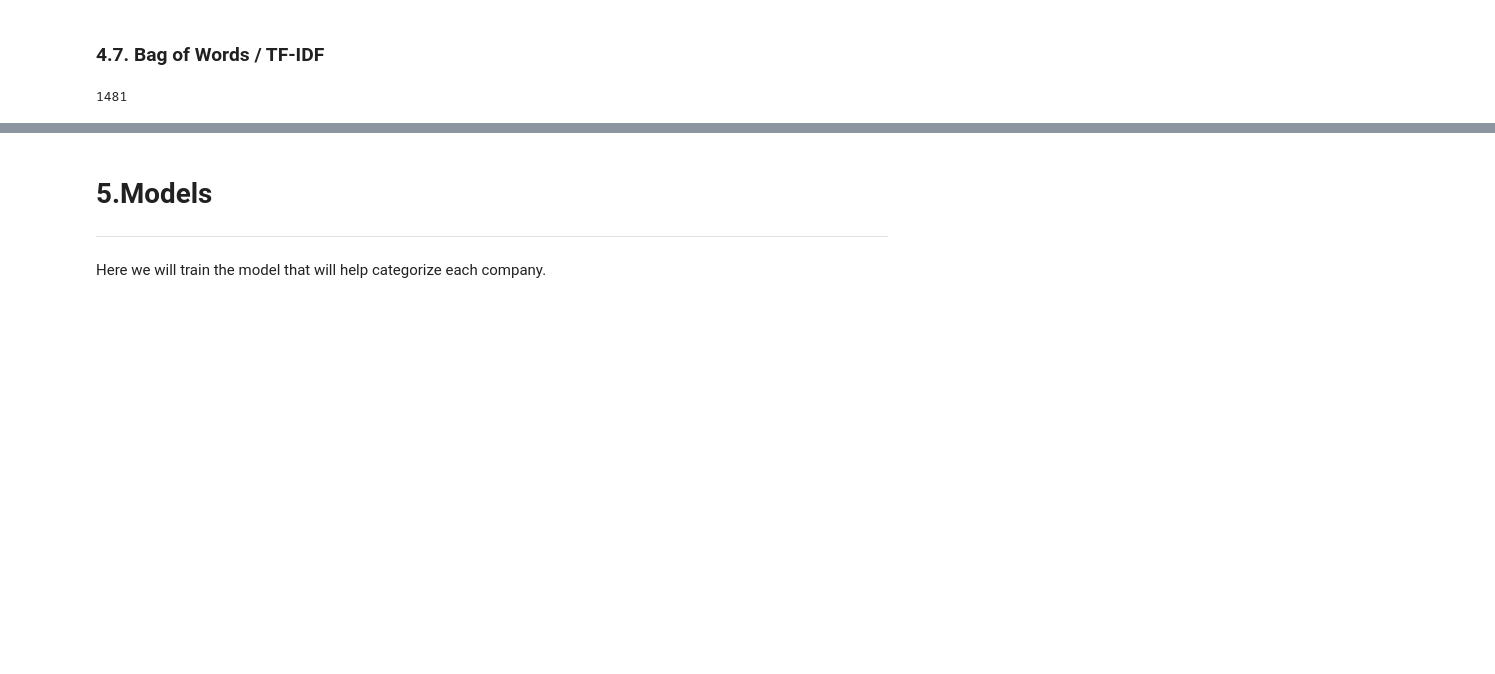
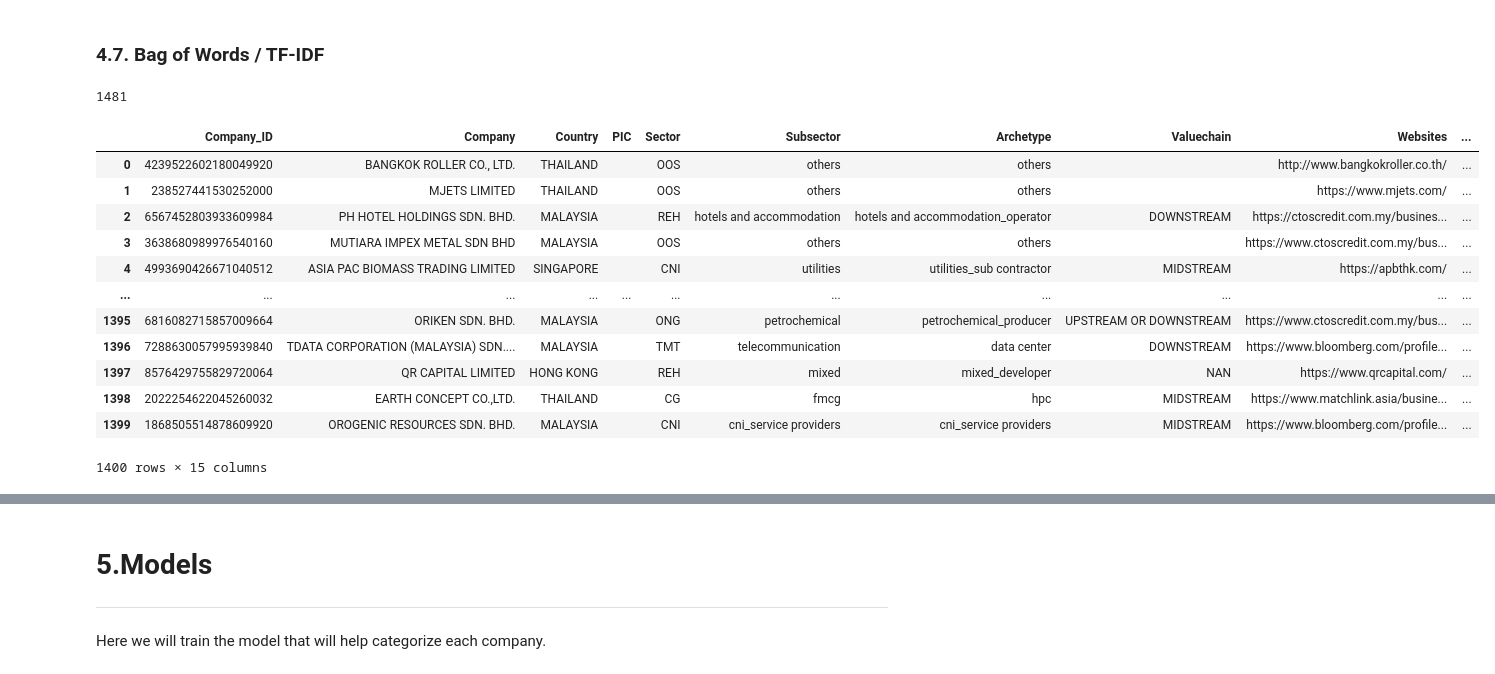
Before and after one commit to ngzhankang/finalYearProjectUOB, a Jupyter notebook: training/bidirectionalLstm.ipynb, the cells around one changed output, grey strips where cells are left out. Saved outputs shown, nothing was run; the diff lists cells and outputs as text; code cells hidden in the pictures; blank space fills up the shorter version.

```diff
--- a/training/bidirectionalLstm.ipynb
+++ b/training/bidirectionalLstm.ipynb
@@ -754,6 +751,39 @@ keywords_masterlist = sorted(list(set(keywords_masterlist)))
 print(len(keywords_masterlist))
 # %% [output]
 1481
+# %%
+# do bag of words
+bow_vectors = []
+for index, row in df_test.iterrows():
+    company = row['processed']
+
+    dictionary = dict.fromkeys(keywords_masterlist, 0)
+    for word in company:
+        if word in keywords_masterlist:
+            dictionary[word] += 1
+
+    # append to dataframe
+    bow_vectors.append(list(dictionary.values()))
+
+    # print(f'{sum(dictionary.values()):>3}/{len(dictionary.values()):<3} |', dictionary.values())
+
+df_test['BoW_vectors'] = bow_vectors
+
+df_test
+# %% [output]
+|  | Company_ID | Company | Country | PIC | Sector | Subsector | Archetype | Valuechain | Websites | ... |
+| 0 | 4239522602180049920 | BANGKOK ROLLER CO., LTD. | THAILAND |  | OOS | others | others |  | http://www.bangkokroller.co.th/ | ... |
+| 1 | 238527441530252000 | MJETS LIMITED | THAILAND |  | OOS | others | others |  | https://www.mjets.com/ | ... |
+| 2 | 6567452803933609984 | PH HOTEL HOLDINGS SDN. BHD. | MALAYSIA |  | REH | hotels and accommodation | hotels and accommodation_operator | DOWNSTREAM | https://ctoscredit.com.my/busines... | ... |
+| 3 | 3638680989976540160 | MUTIARA IMPEX METAL SDN BHD | MALAYSIA |  | OOS | others | others |  | https://www.ctoscredit.com.my/bus... | ... |
+| 4 | 4993690426671040512 | ASIA PAC BIOMASS TRADING LIMITED | SINGAPORE |  | CNI | utilities | utilities_sub contractor | MIDSTREAM | https://apbthk.com/ | ... |
+| ... | ... | ... | ... | ... | ... | ... | ... | ... | ... | ... |
+| 1395 | 6816082715857009664 | ORIKEN SDN. BHD. | MALAYSIA |  | ONG | petrochemical | petrochemical_producer | UPSTREAM OR DOWNSTREAM | https://www.ctoscredit.com.my/bus... | ... |
+| 1396 | 7288630057995939840 | TDATA CORPORATION (MALAYSIA) SDN.... | MALAYSIA |  | TMT | telecommunication | data center | DOWNSTREAM | https://www.bloomberg.com/profile... | ... |
+| 1397 | 8576429755829720064 | QR CAPITAL LIMITED | HONG KONG |  | REH | mixed | mixed_developer | NAN | https://www.qrcapital.com/ | ... |
+| 1398 | 2022254622045260032 | EARTH CONCEPT CO.,LTD. | THAILAND |  | CG | fmcg | hpc | MIDSTREAM | https://www.matchlink.asia/busine... | ... |
+| 1399 | 1868505514878609920 | OROGENIC RESOURCES SDN. BHD. | MALAYSIA |  | CNI | cni_service providers | cni_service providers | MIDSTREAM | https://www.bloomberg.com/profile... | ... |
+1400 rows × 15 columns
 # %%
 # do bag of words
 bow_vectors = []
```
Also changed, not shown: parts of 62 cells of this notebook.
